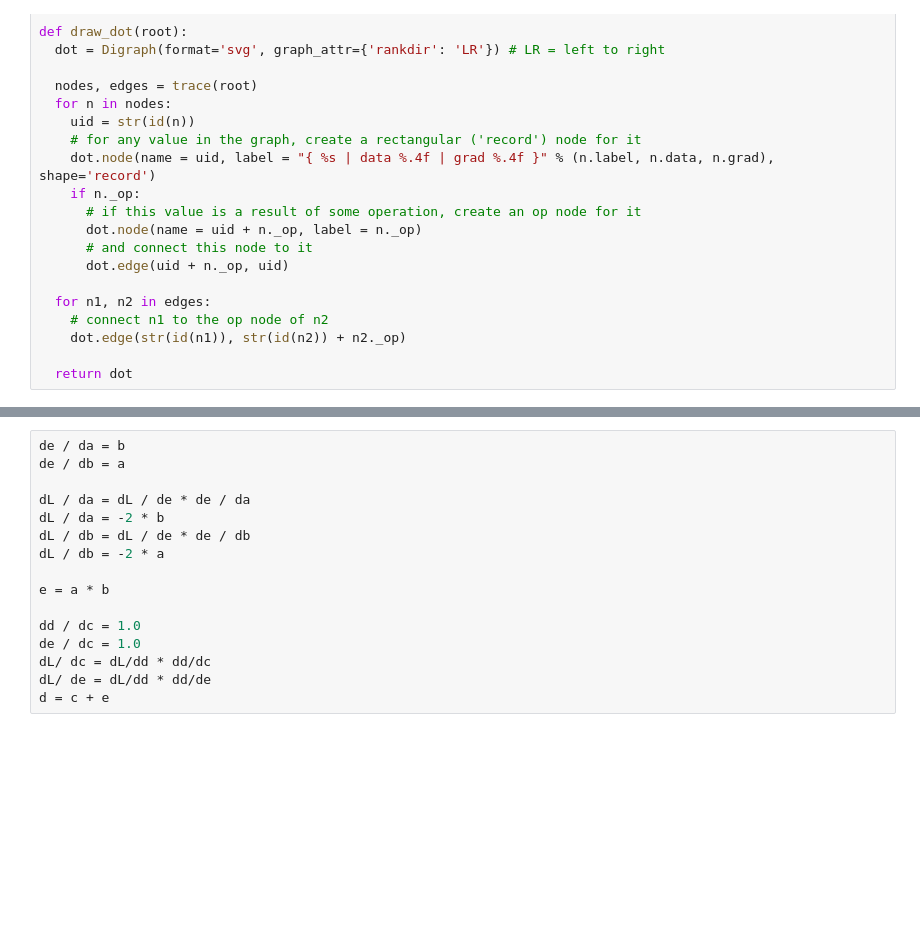
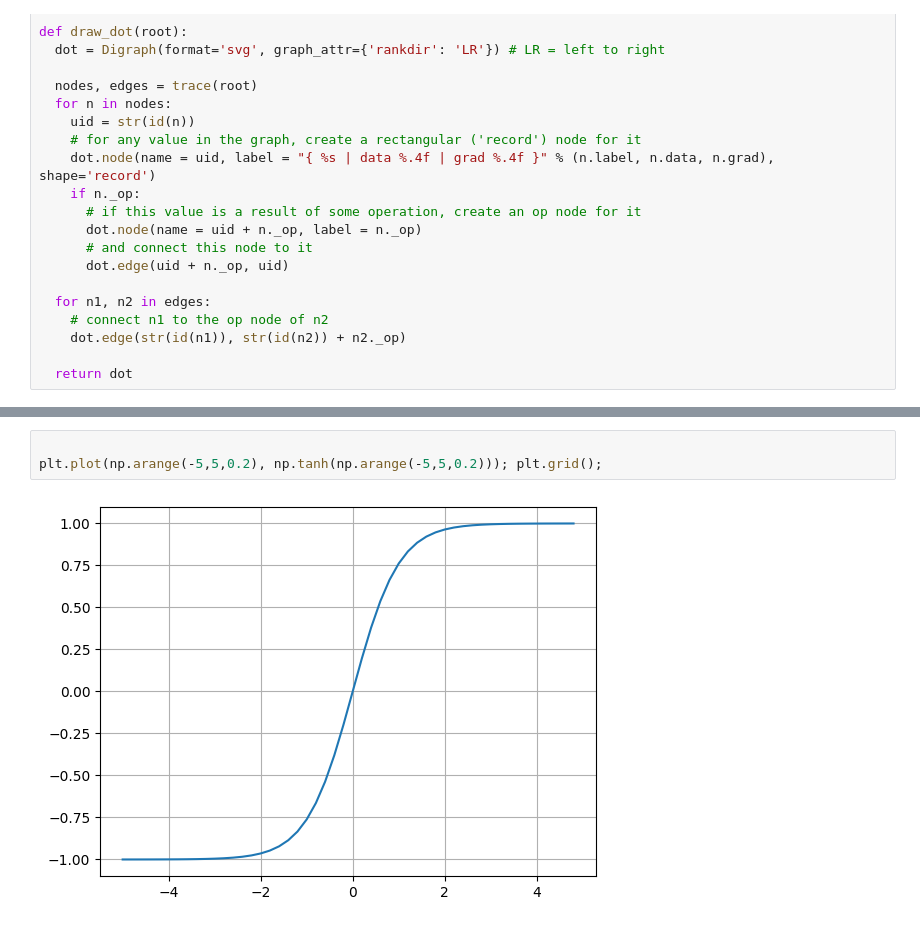
Before and after one commit to stephengilbert1/Neural-Networks-Zero-to-Hero, a Jupyter notebook: building-micrograd/buildin-micrograd.ipynb, the cells around one changed output, grey strips where cells are left out. Saved outputs shown, nothing was run; the diff lists cells and outputs as text; blank space fills up the shorter version.

```diff
--- a/building-micrograd/buildin-micrograd.ipynb
+++ b/building-micrograd/buildin-micrograd.ipynb
@@ -126,17 +168,6 @@ a.grad =
 # %%
-de / da = b
-de / db = a
 
-dL / da = dL / de * de / da
-dL / da = -2 * b
-dL / db = dL / de * de / db
-dL / db = -2 * a
-
-e = a * b
-
-dd / dc = 1.0
-de / dc = 1.0
-dL/ dc = dL/dd * dd/dc
-dL/ de = dL/dd * dd/de
-d = c + e
+plt.plot(np.arange(-5,5,0.2), np.tanh(np.arange(-5,5,0.2))); plt.grid();
+# %% [output]
+[figure, added]
 # %%
```
Also changed, not shown: parts of 5 cells of this notebook.
